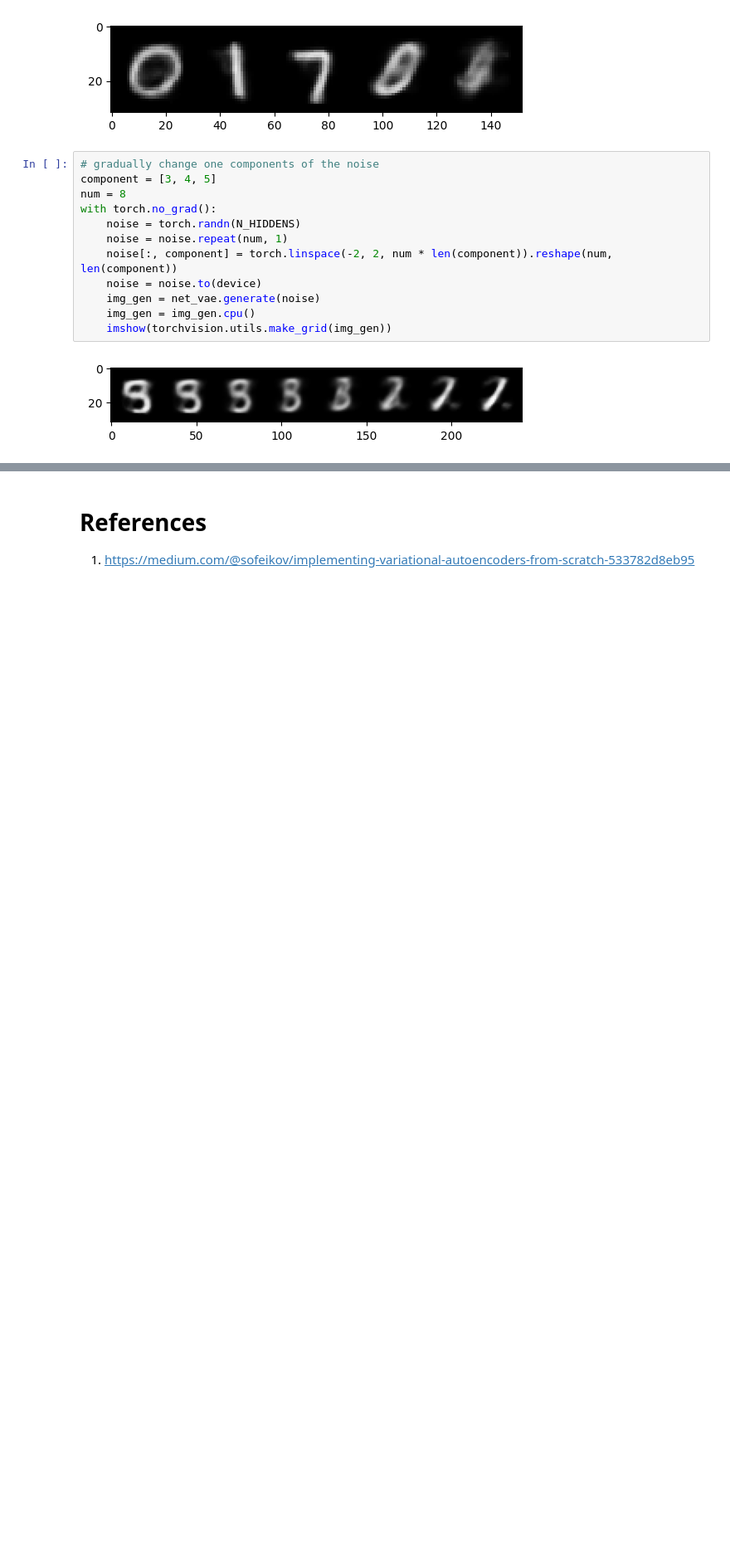
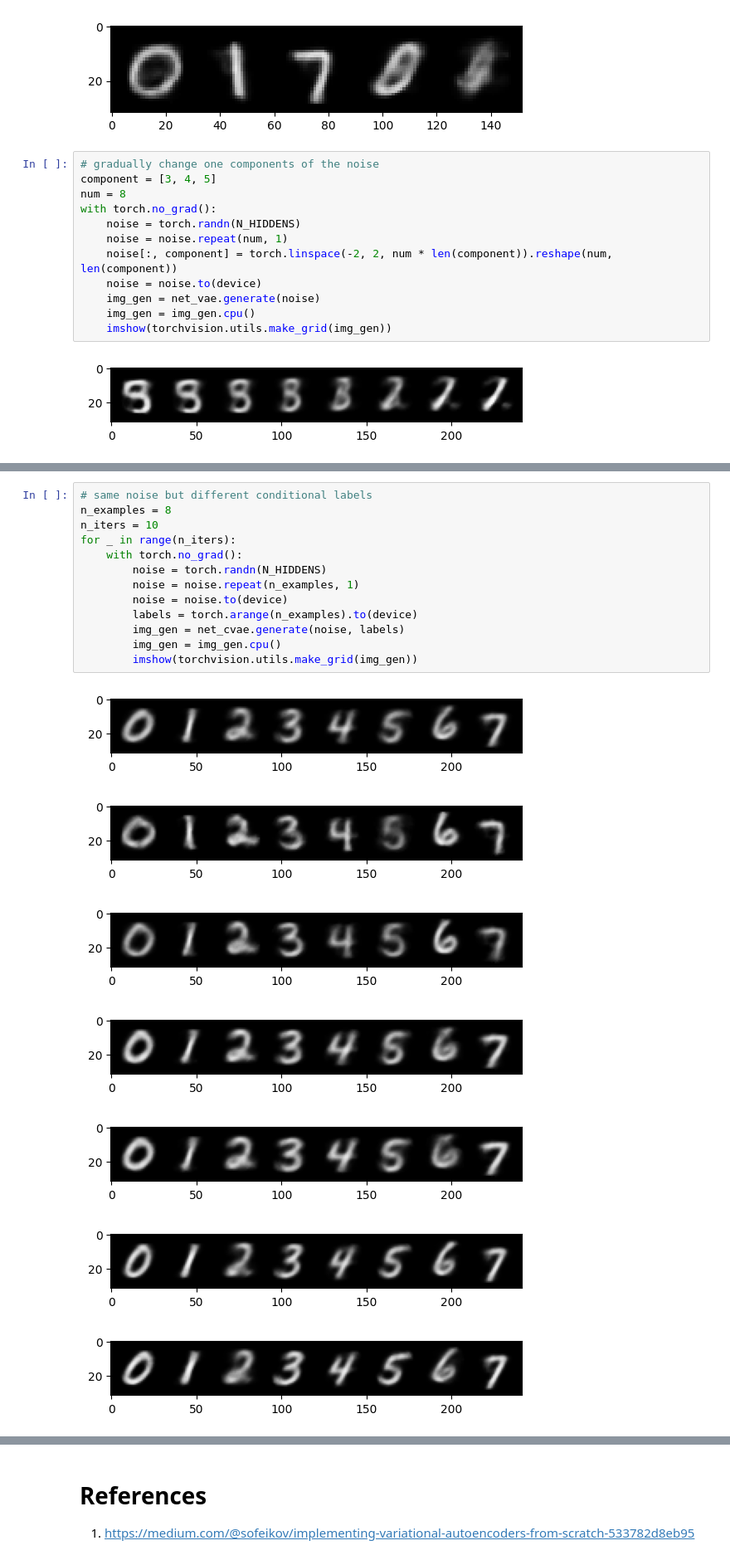
Before and after one commit to LapTQ/hello-gen-ai, a Jupyter notebook: notebooks/vae.ipynb, the cells around one changed output, grey strips where cells are left out. Shown at 83% size. Drawn from its saved outputs; the diff is of its cells as text; blank space fills up the shorter version.

Commit message:
implement conditional VAE

```diff
--- a/notebooks/vae.ipynb
+++ b/notebooks/vae.ipynb
@@ -371,0 +494,21 @@ with torch.no_grad():
+# %%
+# same noise but different conditional labels
+n_examples = 8
+n_iters = 10
+for _ in range(n_iters):
+    with torch.no_grad():
+        noise = torch.randn(N_HIDDENS)
+        noise = noise.repeat(n_examples, 1)
+        noise = noise.to(device)
+        labels = torch.arange(n_examples).to(device)
+        img_gen = net_cvae.generate(noise, labels)
+        img_gen = img_gen.cpu()
+        imshow(torchvision.utils.make_grid(img_gen))
+# %% [output]
+[figure, added]
+[figure, added]
+[figure, added]
+[figure, added]
+[figure, added]
+[figure, added]
+[figure, added]
```
Also changed, not shown: parts of 8 cells of this notebook.
